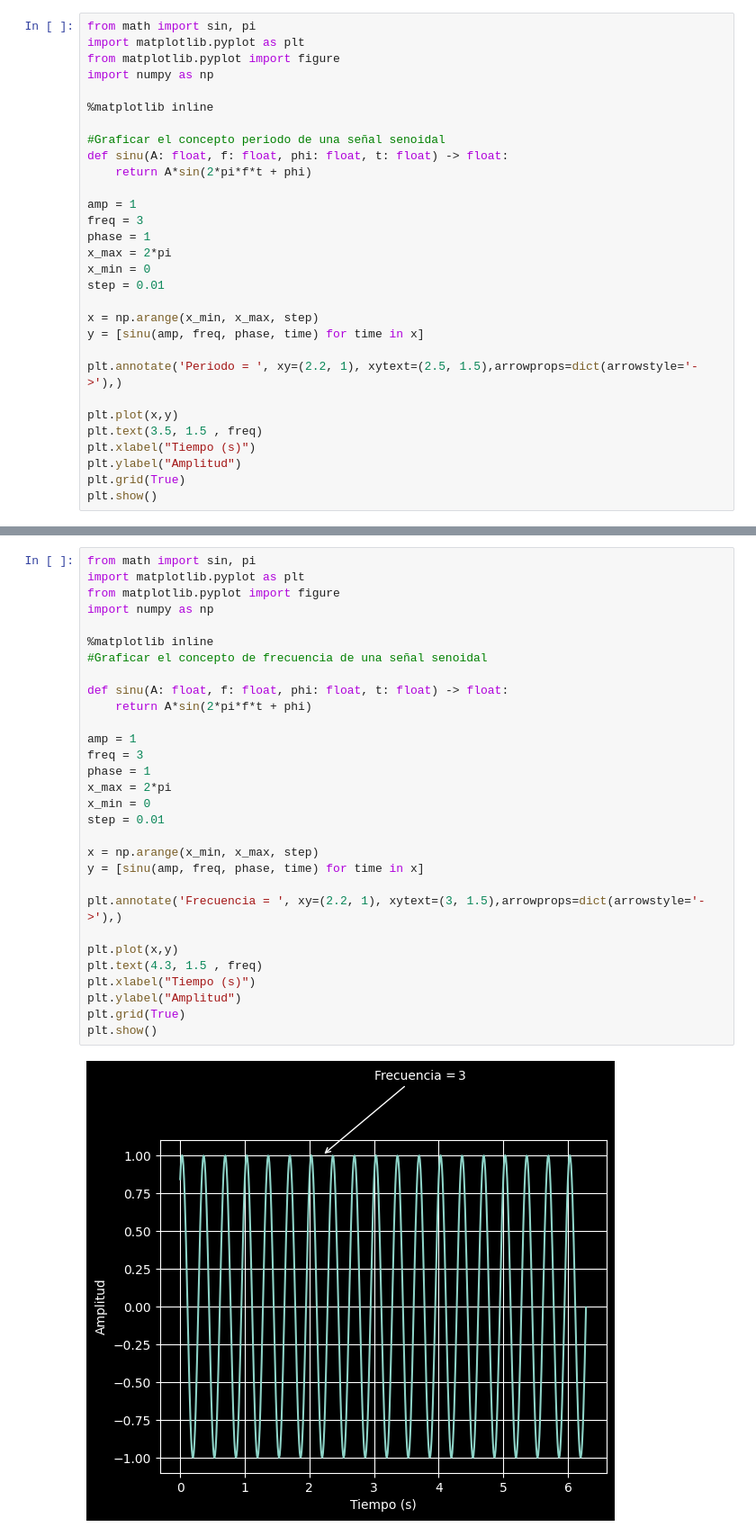
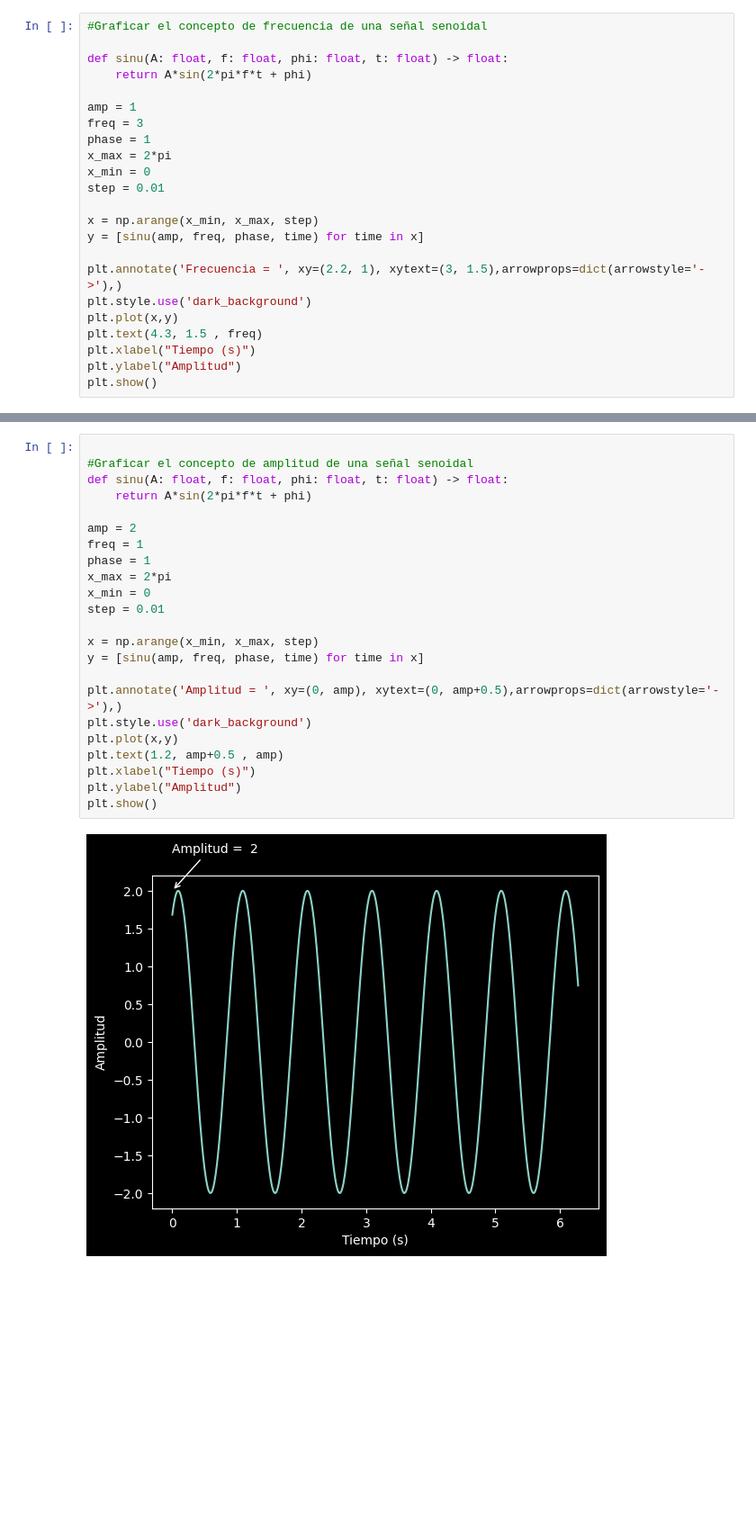
Before and after one commit to diegopalaciosp/Propiedades-de-las-se-ales-senoidales, a Jupyter notebook: modulo_eduardo.ipynb, the cells around one changed output, grey strips where cells are left out. Shown at 90% size. Saved outputs shown, nothing was run; the diff lists cells and outputs as text; blank space fills up the shorter version.

```diff
--- a/modulo_eduardo.ipynb
+++ b/modulo_eduardo.ipynb
@@ -33,12 +70,6 @@ plt.show()
 # %%
-from math import sin, pi
-import matplotlib.pyplot as plt
-from matplotlib.pyplot import figure
-import numpy as np
+#Graficar el concepto de frecuencia de una señal senoidal
 
-%matplotlib inline
-
-#Graficar el concepto periodo de una señal senoidal
 def sinu(A: float, f: float, phi: float, t: float) -> float:
     return A*sin(2*pi*f*t + phi)
 
@@ -52,12 +83,11 @@ step = 0.01
 x = np.arange(x_min, x_max, step)
 y = [sinu(amp, freq, phase, time) for time in x]
 
-plt.annotate('Periodo = ', xy=(2.2, 1), xytext=(2.5, 1.5),arrowprops=dict(arrowstyle='->'),)
-
+plt.annotate('Frecuencia = ', xy=(2.2, 1), xytext=(3, 1.5),arrowprops=dict(arrowstyle='->'),)
+plt.style.use('dark_background')
 plt.plot(x,y)
-plt.text(3.5, 1.5 , freq)
+plt.text(4.3, 1.5 , freq)
 plt.xlabel("Tiempo (s)")
 plt.ylabel("Amplitud")
-plt.grid(True)
 plt.show()
 # %% [output]
@@ -65,33 +95,26 @@ plt.show()
 # %%
-from math import sin, pi
-import matplotlib.pyplot as plt
-from matplotlib.pyplot import figure
-import numpy as np
 
-%matplotlib inline
-#Graficar el concepto de frecuencia de una señal senoidal
-
+#Graficar el concepto de amplitud de una señal senoidal
 def sinu(A: float, f: float, phi: float, t: float) -> float:
     return A*sin(2*pi*f*t + phi)
 
-amp = 1
-freq = 3
+amp = 2
+freq = 1
 phase = 1
 x_max = 2*pi
 x_min = 0
 step = 0.01
 
 x = np.arange(x_min, x_max, step)
 y = [sinu(amp, freq, phase, time) for time in x]
 
-plt.annotate('Frecuencia = ', xy=(2.2, 1), xytext=(3, 1.5),arrowprops=dict(arrowstyle='->'),)
-
+plt.annotate('Amplitud = ', xy=(0, amp), xytext=(0, amp+0.5),arrowprops=dict(arrowstyle='->'),)
+plt.style.use('dark_background')
 plt.plot(x,y)
-plt.text(4.3, 1.5 , freq)
+plt.text(1.2, amp+0.5 , amp)
 plt.xlabel("Tiempo (s)")
 plt.ylabel("Amplitud")
-plt.grid(True)
 plt.show()
 # %% [output]
-[figure, old version]
+[figure, new version]
 # %%
```
Also changed, not shown: parts of 5 cells of this notebook.
